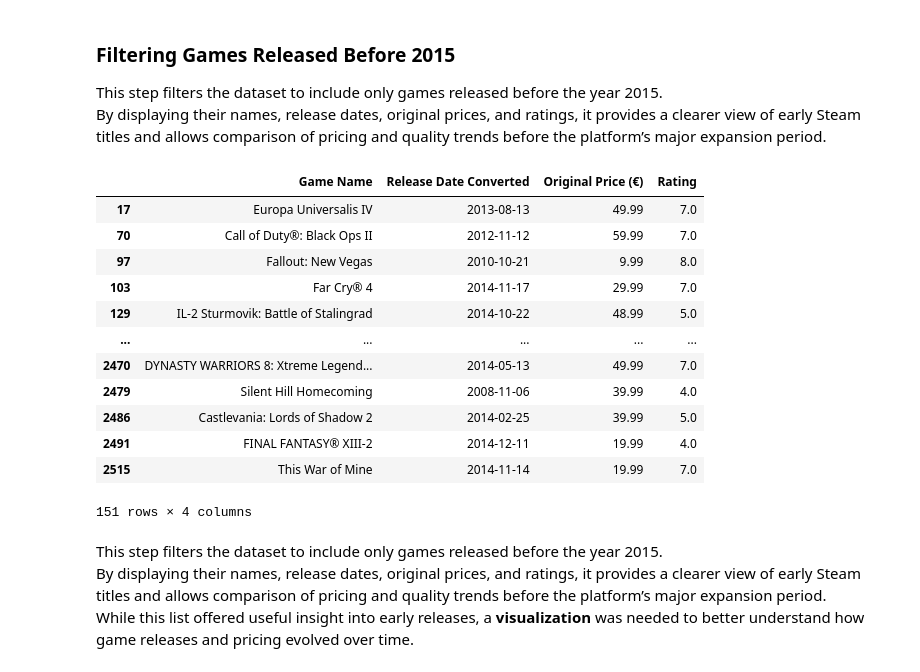
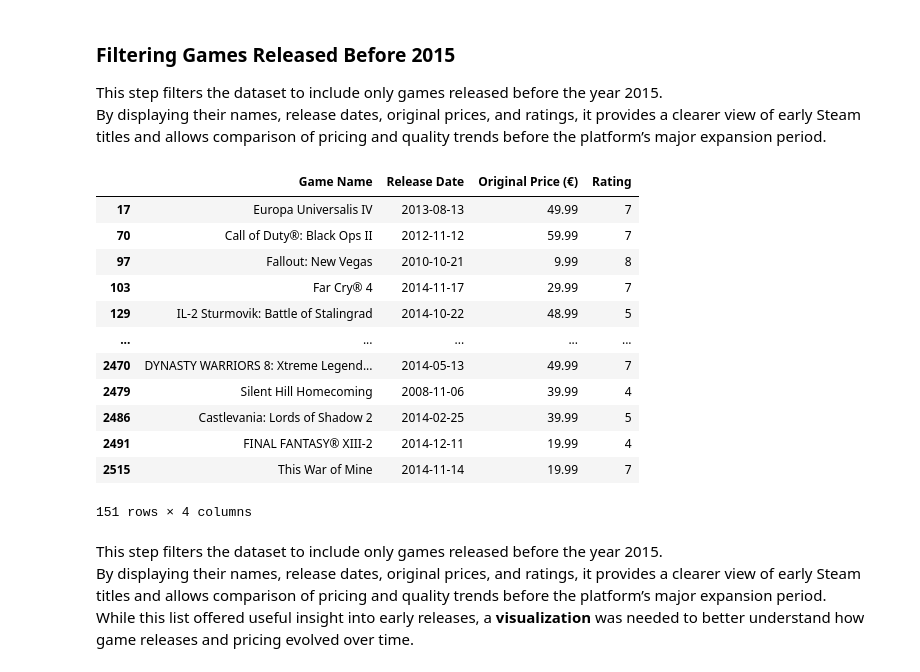
Before and after one commit to jbenigeri/Video-Game-Price-Analysis, a Jupyter notebook: src/explore_steam_data.ipynb, the cells around one changed output. Cells and saved outputs as stored; diff of their text form; code cells hidden in the pictures.

```diff
--- a/src/explore_steam_data.ipynb
+++ b/src/explore_steam_data.ipynb
@@ -13,14 +11,8 @@ Converting **#Reviews** columns to remove the commas and convert to a float for
 # %%
 steam_sales_path= "../data/steam_sales.csv"
-itad_data_path="../data/steam_games_analysis.csv"
 steam_df = pd.read_csv(steam_sales_path)
-itad_df= pd.read_csv(itad_data_path)
-
-# Clean #Reviews column: remove commas and keep as float
-steam_df['#Reviews'] = steam_df['#Reviews'].str.replace(',', '', regex=False).astype(float)
 
 # Convert Release Date to datetime for easier time-based analysis (sorting, plotting, extracting year/month)
-itad_df['ITAD Release Date'] = pd.to_datetime(itad_df['ITAD Release Date'], format="%Y-%m-%d", errors='coerce')
 def normalize_date_format(date_str):
     if pd.isna(date_str):
         return None
@@ -39,12 +31,23 @@ def normalize_date_format(date_str):
     else:
         return None  # non-date strings (like "Coming Soon")
 
-# Apply normalization and convert to datetime
-steam_df['Release Date Normalized'] = steam_df['Release Date'].apply(normalize_date_format)
-steam_df['Release Date Converted'] = pd.to_datetime(
-    steam_df['Release Date Normalized'],
-    format="%d %b, %Y",
-    errors='coerce'
+# Apply normalization, then convert back into datetime (overwriting the same column)
+steam_df['Release Date'] = steam_df['Release Date'].apply(normalize_date_format)
+steam_df['Release Date'] = pd.to_datetime(steam_df['Release Date'], format="%d %b, %Y", errors='coerce')
+
+# Ensure all dates are parsed correctly
+assert steam_df['Release Date'].isna().sum() == 0, "Not all dates converted successfully."
+
+steam_df['#Reviews'] = (
+    steam_df['#Reviews']
+    .str.replace(',', '', regex=False)   # remove commas
+    .str.replace(r'\.0$', '', regex=True) # remove trailing ".0"
+    .astype(int)                         # convert to int
 )
-#steam_df.sample(10)
-steam_df['Release Date Converted'].isna().sum()
+
+steam_df['Rating'] = (
+    steam_df['Rating']
+    .astype(str)
+    .str.replace(r'\.0$', '', regex=True)  # remove trailing ".0"
+    .astype(int)                         # convert to float
+)
@@ -259,7 +189,7 @@ Passing `palette` without assigning `hue` is deprecated and will be removed in v
 This code converts release dates to a datetime format, extracts the release year, and counts how many games were released each year.
 The results are displayed as a bar chart, providing a clear visualization of how the number of Steam game releases has changed over time and highlighting periods of growth or decline in publishing activity.
 # %%
-steam_df['Release Year'] = steam_df['Release Date Converted'].dt.year
+steam_df['Release Year'] = steam_df['Release Date'].dt.year
 
 # For plotting, use only rows with a year and cast to plain int
 plot_df = steam_df[steam_df['Release Year'].notna()].copy()
@@ -375,7 +297,6 @@ This section categorizes games by both **price range** and **release year interv
    A cross-tab (`pd.crosstab`) is created to count the number of games within each **price range** and **year interval** combination.
    The resulting table shows how the distribution of game prices has changed across different release periods.
 # %%
-steam_df['Release Year'] = steam_df['Release Date Converted'].dt.year
 price_bins = [0, 30, 40, 50, 60, float('inf')]
 price_labels = ['0-30', '30-40', '40-50', '50-60', '60+']
 
@@ -410,21 +331,21 @@ Further analysis of the **price distribution over time** is needed to determine
 This step filters the dataset to include only games released before the year 2015.
 By displaying their names, release dates, original prices, and ratings, it provides a clearer view of early Steam titles and allows comparison of pricing and quality trends before the platform’s major expansion period.
 # %%
-games_before_2010 = steam_df[steam_df['Release Date Converted'].dt.year < 2015]
-games_before_2010[['Game Name', 'Release Date Converted', 'Original Price (€)', 'Rating']]
+games_before_2015 = steam_df[steam_df['Release Date'].dt.year < 2015]
+games_before_2015[['Game Name', 'Release Date', 'Original Price (€)', 'Rating']]
 # %% [output]
-|  | Game Name | Release Date Converted | Original Price (€) | Rating |
-| 17 | Europa Universalis IV | 2013-08-13 | 49.99 | 7.0 |
-| 70 | Call of Duty®: Black Ops II | 2012-11-12 | 59.99 | 7.0 |
-| 97 | Fallout: New Vegas | 2010-10-21 | 9.99 | 8.0 |
-| 103 | Far Cry® 4 | 2014-11-17 | 29.99 | 7.0 |
-| 129 | IL-2 Sturmovik: Battle of Stalingrad | 2014-10-22 | 48.99 | 5.0 |
+|  | Game Name | Release Date | Original Price (€) | Rating |
+| 17 | Europa Universalis IV | 2013-08-13 | 49.99 | 7 |
+| 70 | Call of Duty®: Black Ops II | 2012-11-12 | 59.99 | 7 |
+| 97 | Fallout: New Vegas | 2010-10-21 | 9.99 | 8 |
+| 103 | Far Cry® 4 | 2014-11-17 | 29.99 | 7 |
+| 129 | IL-2 Sturmovik: Battle of Stalingrad | 2014-10-22 | 48.99 | 5 |
 | ... | ... | ... | ... | ... |
-| 2470 | DYNASTY WARRIORS 8: Xtreme Legend... | 2014-05-13 | 49.99 | 7.0 |
-| 2479 | Silent Hill Homecoming | 2008-11-06 | 39.99 | 4.0 |
-| 2486 | Castlevania: Lords of Shadow 2 | 2014-02-25 | 39.99 | 5.0 |
-| 2491 | FINAL FANTASY® XIII-2 | 2014-12-11 | 19.99 | 4.0 |
-| 2515 | This War of Mine | 2014-11-14 | 19.99 | 7.0 |
+| 2470 | DYNASTY WARRIORS 8: Xtreme Legend... | 2014-05-13 | 49.99 | 7 |
+| 2479 | Silent Hill Homecoming | 2008-11-06 | 39.99 | 4 |
+| 2486 | Castlevania: Lords of Shadow 2 | 2014-02-25 | 39.99 | 5 |
+| 2491 | FINAL FANTASY® XIII-2 | 2014-12-11 | 19.99 | 4 |
+| 2515 | This War of Mine | 2014-11-14 | 19.99 | 7 |
 151 rows × 4 columns
 # %% [markdown]
 This step filters the dataset to include only games released before the year 2015.
```
Also changed, not shown: parts of 14 cells of this notebook.
